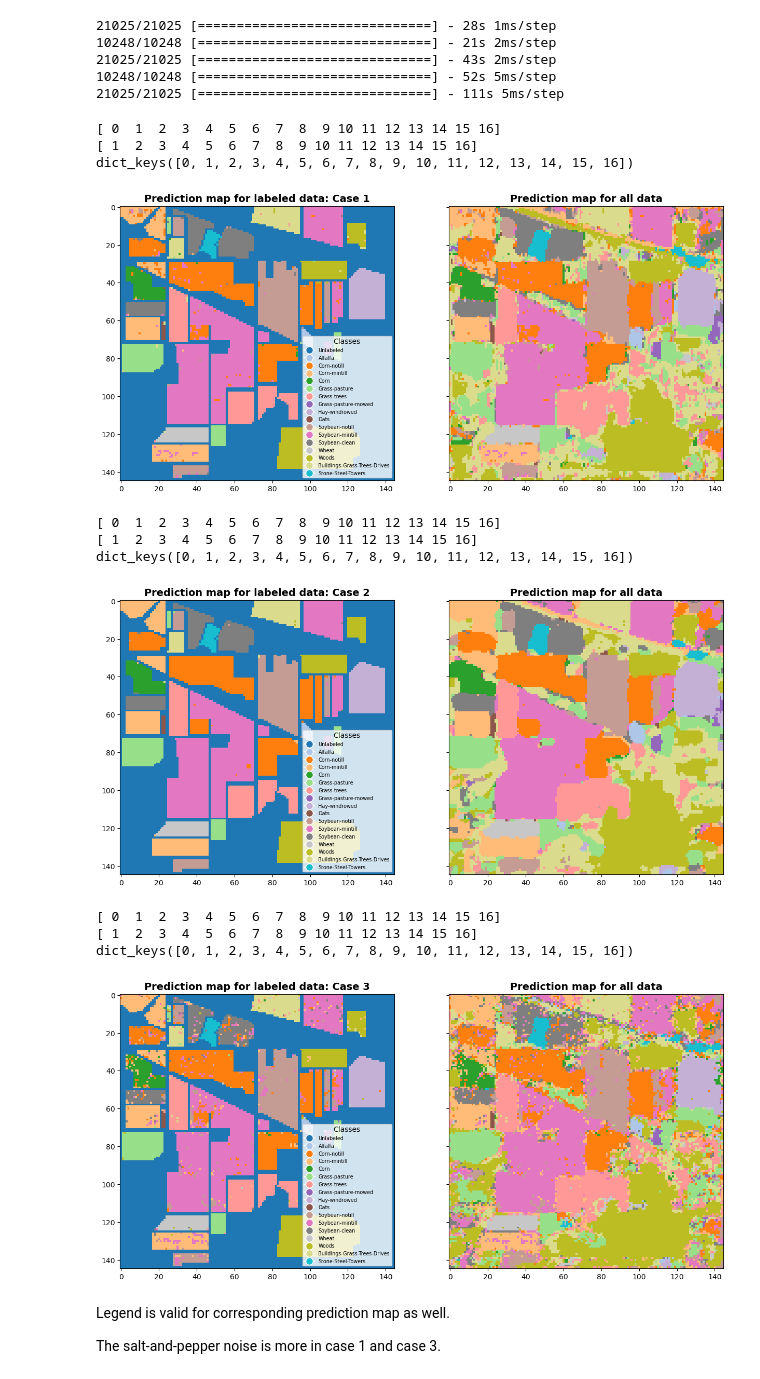
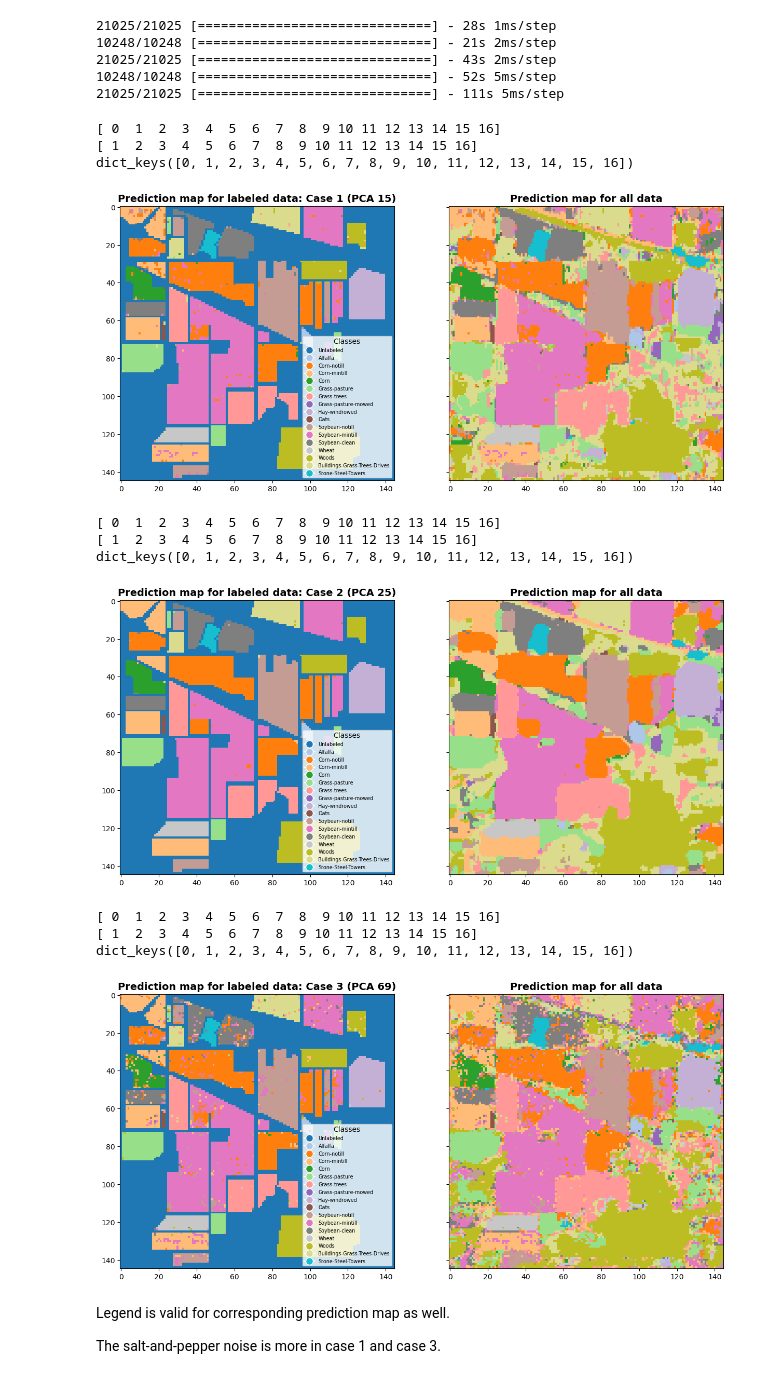
Before and after one commit to rabinatwayana/Hyperspectral-PCA-LSTM, a Jupyter notebook: hyprespectral_LSTM.ipynb, the cells around one changed output. Drawn from its saved outputs; the diff is of its cells as text; code cells hidden in the pictures.

Commit message:
feat: add data

```diff
--- a/hyprespectral_LSTM.ipynb
+++ b/hyprespectral_LSTM.ipynb
@@ -510,7 +510,7 @@ def plot_and_save_result(partial_map, full_map, unique_classes, subtitle):
     ax2.imshow(full_map, cmap=fixed_cmap,norm=norm, interpolation="nearest")
     ax2.set_title(f'Prediction map for all data: {subtitle}', fontweight="bold", fontsize='14')
     # ax2.legend(handles=handles, labels=labels, loc='lower right', title="Classes",fontsize="x-small")
-    ax2.set_title("Prediction map for all data", fontweight="bold", fontsize=14)
+    ax2.set_title("Prediction map for all data: {subtitle}", fontweight="bold", fontsize=14)
     plt.show()
 
     # Save the output classified image
@@ -543,22 +543,22 @@ partial_map_3, full_map_3, unique_classes_3 = make_prediction(lstm_model_3,data_
 10248/10248 [==============================] - 52s 5ms/step
 21025/21025 [==============================] - 111s 5ms/step
 # %%
-plot_and_save_result(partial_map_1, full_map_1, unique_classes_1,'Case 1')
-plot_and_save_result(partial_map_2, full_map_2, unique_classes_2,'Case 2')
-plot_and_save_result(partial_map_3, full_map_3, unique_classes_3,'Case 3')
+plot_and_save_result(partial_map_1, full_map_1, unique_classes_1,'Case 1 (PCA 15)')
+plot_and_save_result(partial_map_2, full_map_2, unique_classes_2,'Case 2 (PCA 25)')
+plot_and_save_result(partial_map_3, full_map_3, unique_classes_3,'Case 3 (PCA 69)')
 # %% [output]
 [ 0  1  2  3  4  5  6  7  8  9 10 11 12 13 14 15 16]
 [ 1  2  3  4  5  6  7  8  9 10 11 12 13 14 15 16]
 dict_keys([0, 1, 2, 3, 4, 5, 6, 7, 8, 9, 10, 11, 12, 13, 14, 15, 16])
-[figure, old version]
+[figure, new version]
 [ 0  1  2  3  4  5  6  7  8  9 10 11 12 13 14 15 16]
 [ 1  2  3  4  5  6  7  8  9 10 11 12 13 14 15 16]
 dict_keys([0, 1, 2, 3, 4, 5, 6, 7, 8, 9, 10, 11, 12, 13, 14, 15, 16])
-[figure, old version]
+[figure, new version]
 [ 0  1  2  3  4  5  6  7  8  9 10 11 12 13 14 15 16]
 [ 1  2  3  4  5  6  7  8  9 10 11 12 13 14 15 16]
 dict_keys([0, 1, 2, 3, 4, 5, 6, 7, 8, 9, 10, 11, 12, 13, 14, 15, 16])
-[figure, old version]
+[figure, new version]
 # %% [markdown]
 Legend is valid for corresponding prediction map as well.
 
```
Also changed, not shown: 9 other files.
